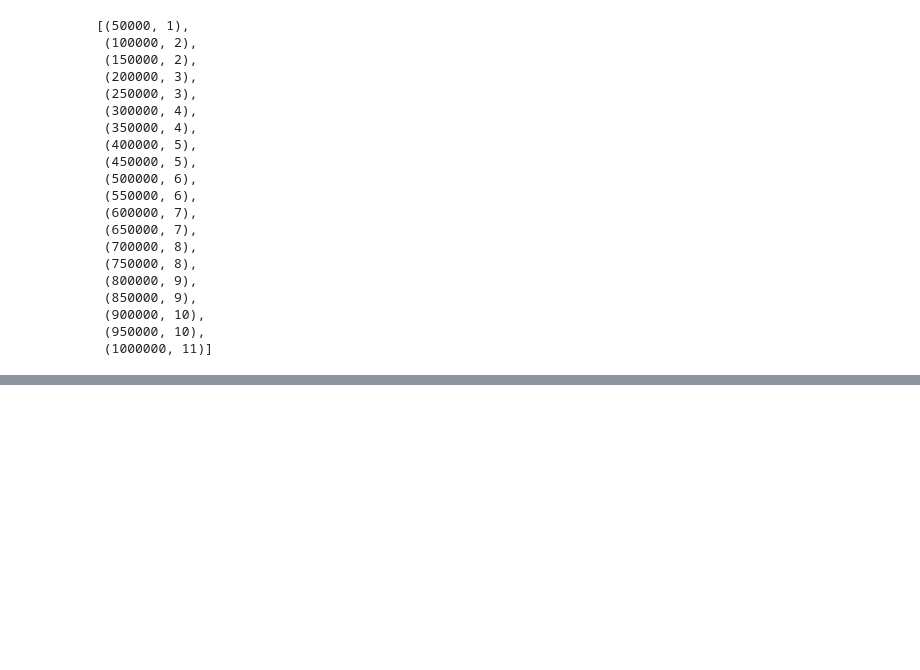
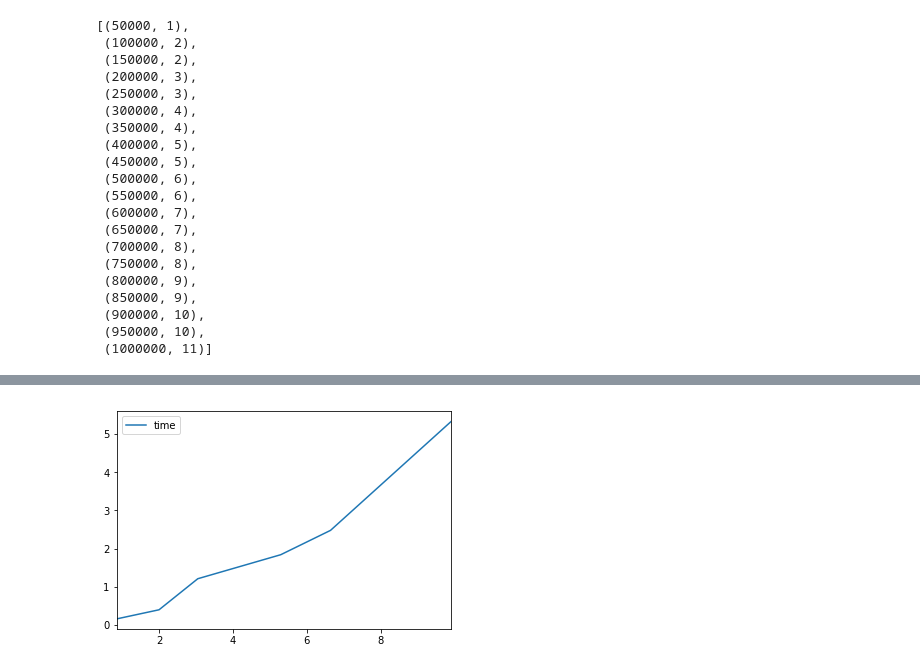
Before and after one commit to oslomet-arx-as-a-service/ARXaaS-load-testing, a Jupyter notebook: window-dataset-load-testing.ipynb, the cells around one changed output, grey strips where cells are left out. Cells and saved outputs as stored; diff of their text form; code cells hidden in the pictures; blank space fills up the shorter version.

```diff
--- a/window-dataset-load-testing.ipynb
+++ b/window-dataset-load-testing.ipynb
@@ -41,0 +57,5 @@ result_df.plot();
+# %%
+mb_size_dict = {(value[1] * 10**-6):value[0] for rowxcol, value in result_dict.items()}
+# %%
+result_df = pd.DataFrame.from_dict(mb_size_dict, orient="index", columns=["time"])
+result_df
@@ -41,0 +70,4 @@ result_df.plot();
+# %%
+result_df.plot();
+# %% [output]
+[figure, added]
```
Also changed, not shown: parts of 9 cells of this notebook, 4 other files.
